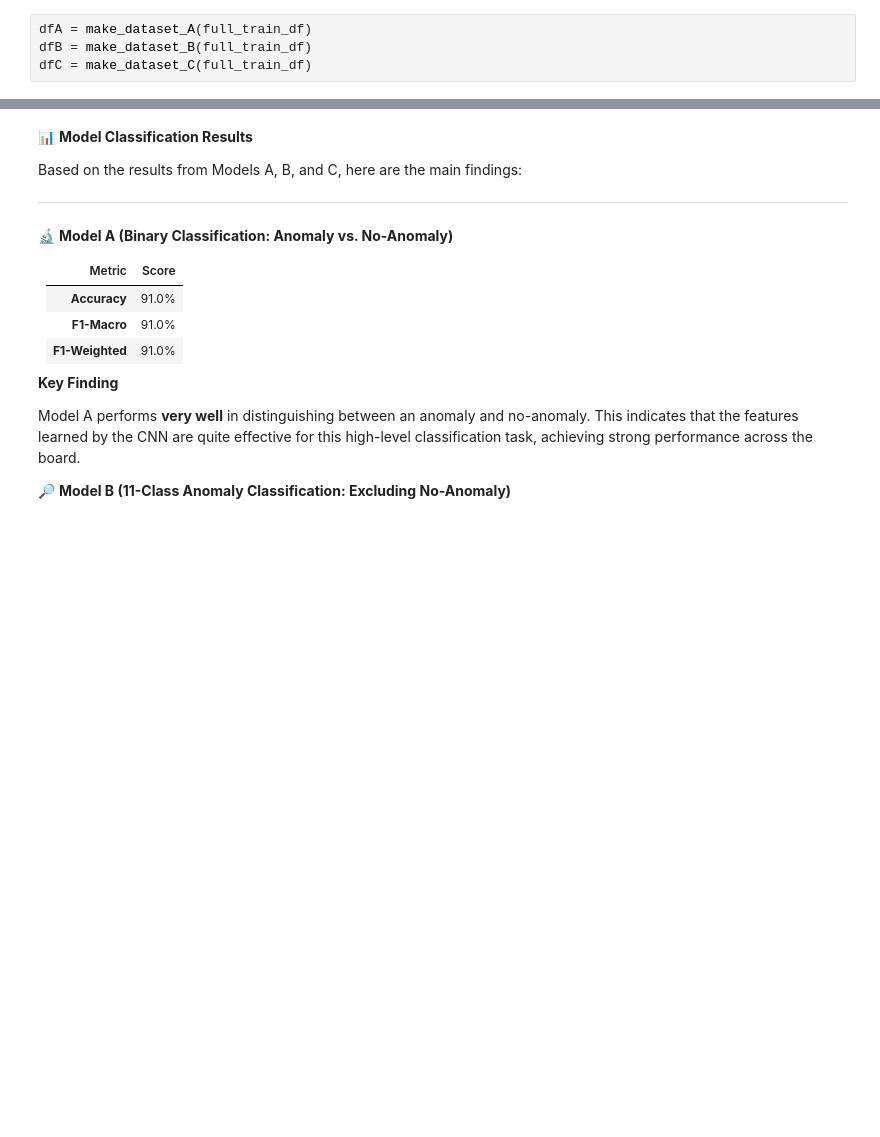
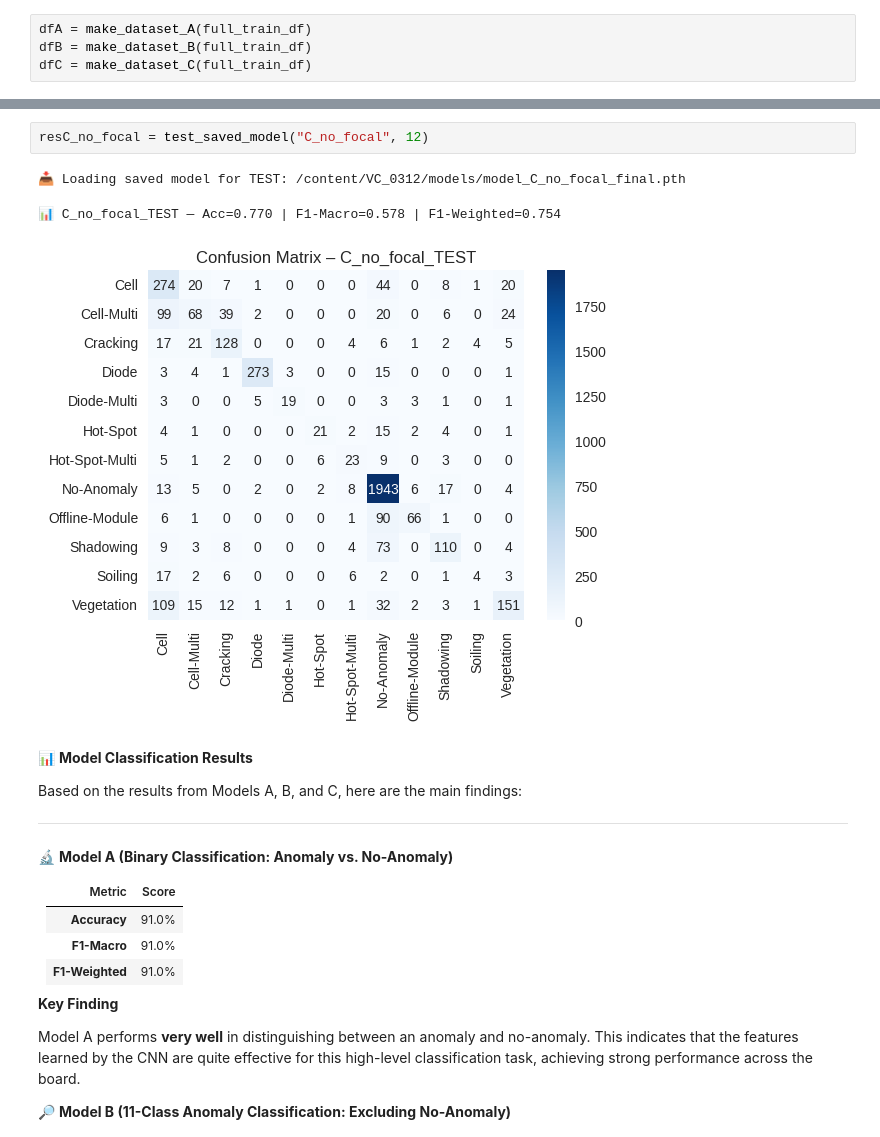
Before and after one commit to FM11pp3/VC_0312, a Jupyter notebook: [Final Version] [M.EGI026] Assignment 2.ipynb, the cells around one changed output, grey strips where cells are left out. Cells and saved outputs as stored; diff of their text form; blank space fills up the shorter version.

```diff
--- a/[Final Version] [M.EGI026] Assignment 2.ipynb
+++ b/[Final Version] [M.EGI026] Assignment 2.ipynb
@@ -1882,3 +1874,9 @@ resC = test_saved_model("C", len(classes_map))
+# %%
+resC_no_focal = test_saved_model("C_no_focal", 12)
+# %% [output]
+📥 Loading saved model for TEST: /content/VC_0312/models/model_C_no_focal_final.pth
+📊 C_no_focal_TEST — Acc=0.770 | F1-Macro=0.578 | F1-Weighted=0.754
+[figure, added]
 # %% [markdown]
 📊 **Model Classification Results**
 
```
Also changed, not shown: parts of 5 cells of this notebook.
